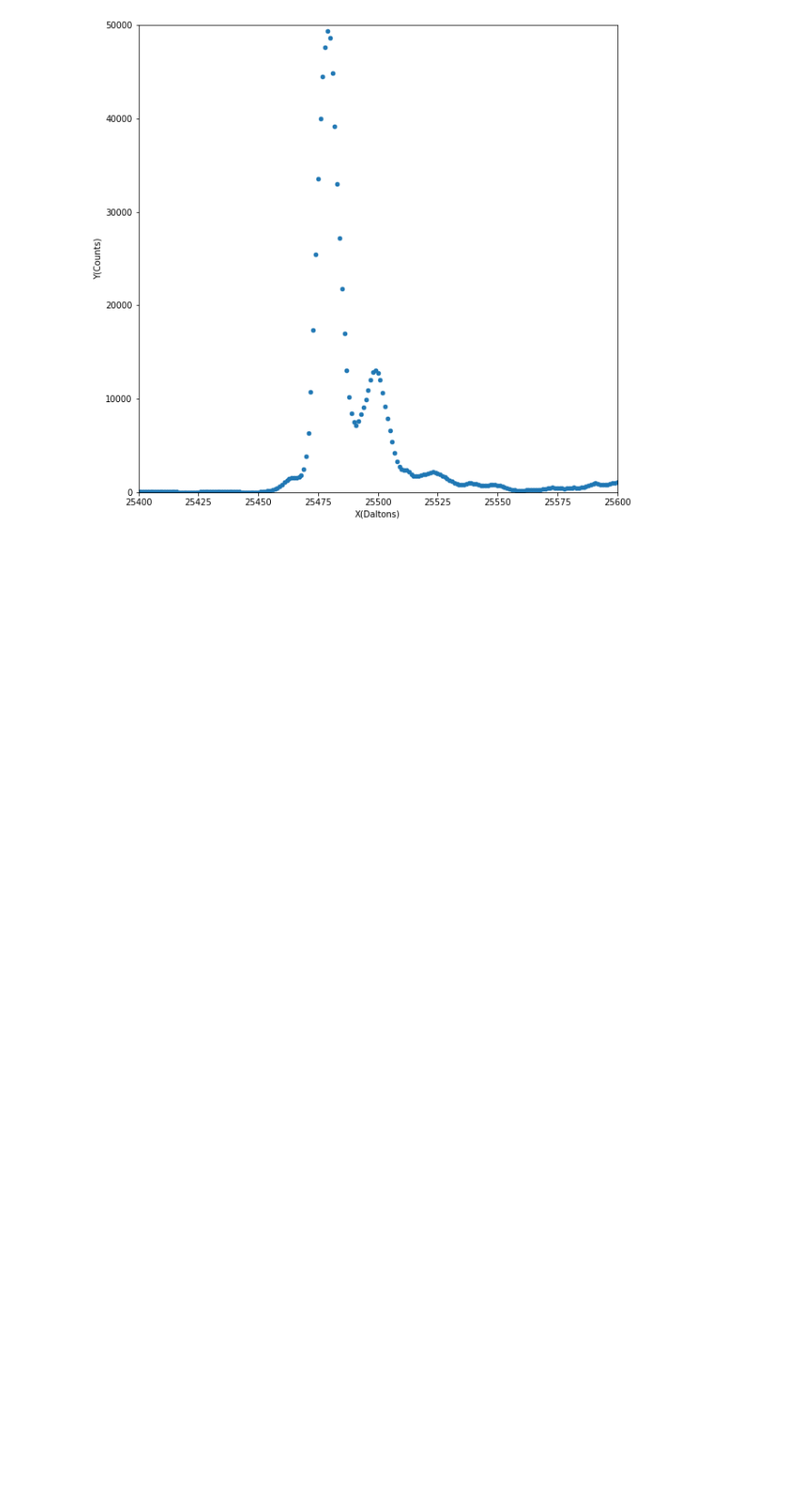
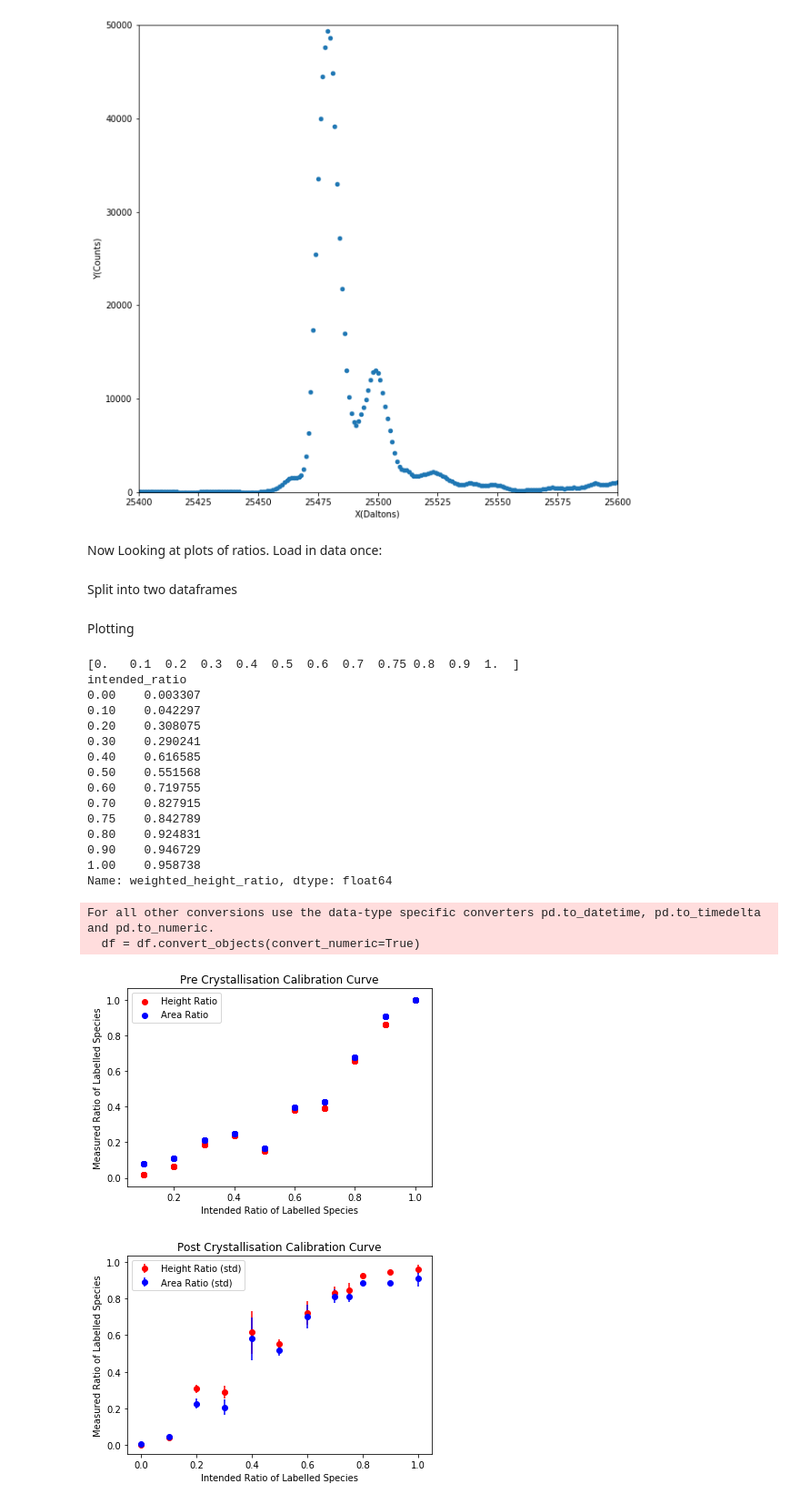
Before and after one commit to nelse003/mass_spec_ratio, a Jupyter notebook: NUDT7_ratios.ipynb, the cells around one changed output. Shown at 91% size. Saved outputs shown, nothing was run; the diff lists cells and outputs as text; code cells hidden in the pictures; blank space fills up the shorter version.

Commit message:
Added calibration ratio and plot. Added basic refinement script to generate qsubbable files

```diff
--- a/NUDT7_ratios.ipynb
+++ b/NUDT7_ratios.ipynb
@@ -481,3 +485,5 @@ sample_df.plot(x='X(Daltons)',y='Y(Counts)',kind='scatter',ylim=(0,50000),xlim=(
 # %% [output]
 <matplotlib.axes._subplots.AxesSubplot at 0x...>
 [figure]
+# %% [markdown]
+Now Looking at plots of ratios. Load in data once:
@@ -483,0 +557,31 @@ sample_df.plot(x='X(Daltons)',y='Y(Counts)',kind='scatter',ylim=(0,50000),xlim=(
+# %% [markdown]
+Split into two dataframes
+# %%
+ratio_df['pre_crystal'] = ratio_df['key'].apply(string_contains, match='L_')
+pre_crystal_df = ratio_df[ratio_df['pre_crystal'] == True]
+post_crystal_df = ratio_df[ratio_df['pre_crystal'] == False]
+# %% [markdown]
+Plotting
+# %%
+pre_crystal_plot(pre_crystal_df)
+post_crystal_plot(post_crystal_df)
+# %% [output]
+[0.   0.1  0.2  0.3  0.4  0.5  0.6  0.7  0.75 0.8  0.9  1.  ]
+intended_ratio
+0.00    0.003307
+0.10    0.042297
+0.20    0.308075
+0.30    0.290241
+0.40    0.616585
+0.50    0.551568
+0.60    0.719755
+0.70    0.827915
+0.75    0.842789
+0.80    0.924831
+0.90    0.946729
+1.00    0.958738
+Name: weighted_height_ratio, dtype: float64
+For all other conversions use the data-type specific converters pd.to_datetime, pd.to_timedelta and pd.to_numeric.
+  df = df.convert_objects(convert_numeric=True)
+[figure, added]
+[figure, added]
```
Also changed, not shown: parts of 10 cells of this notebook, 2 other files.
